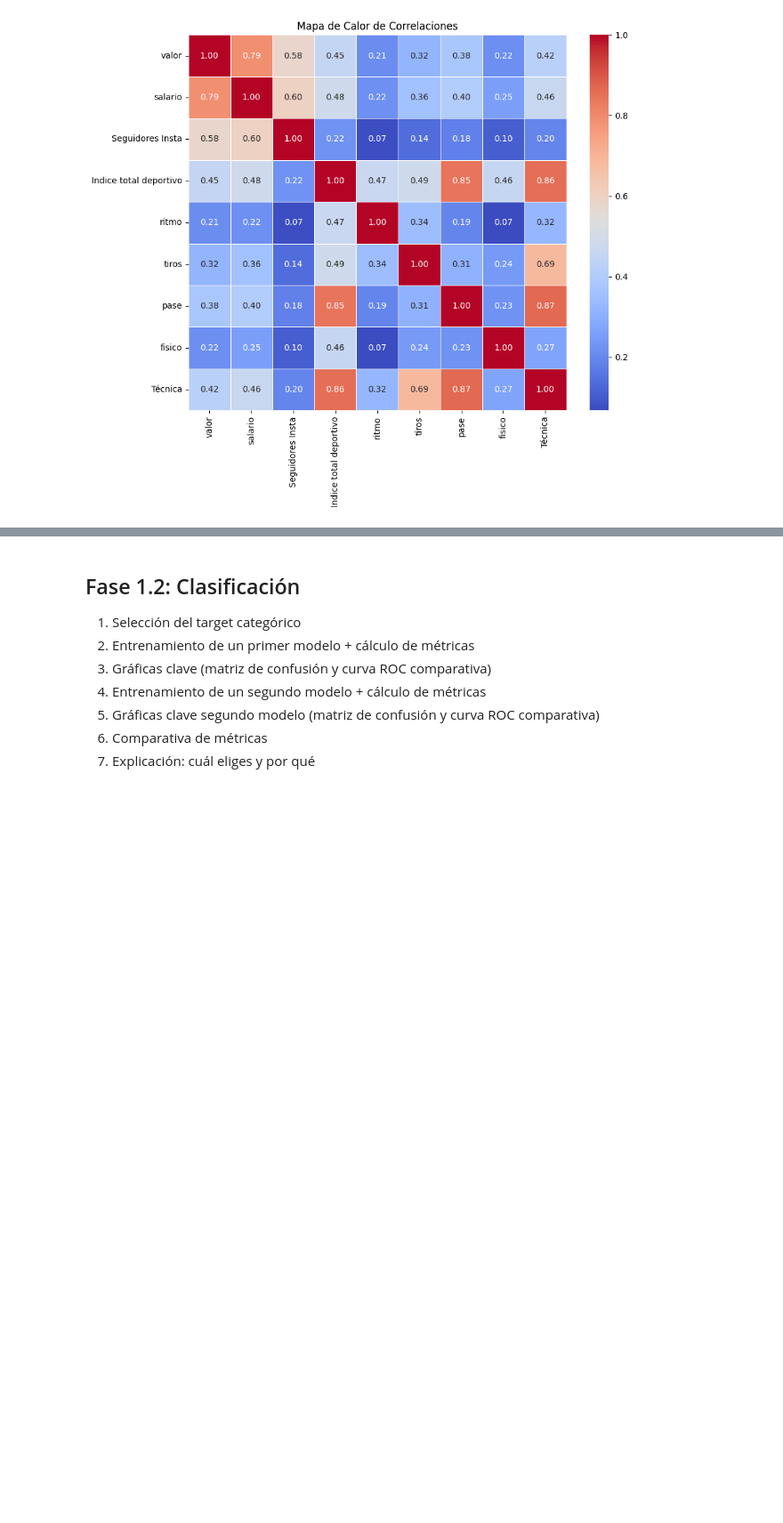
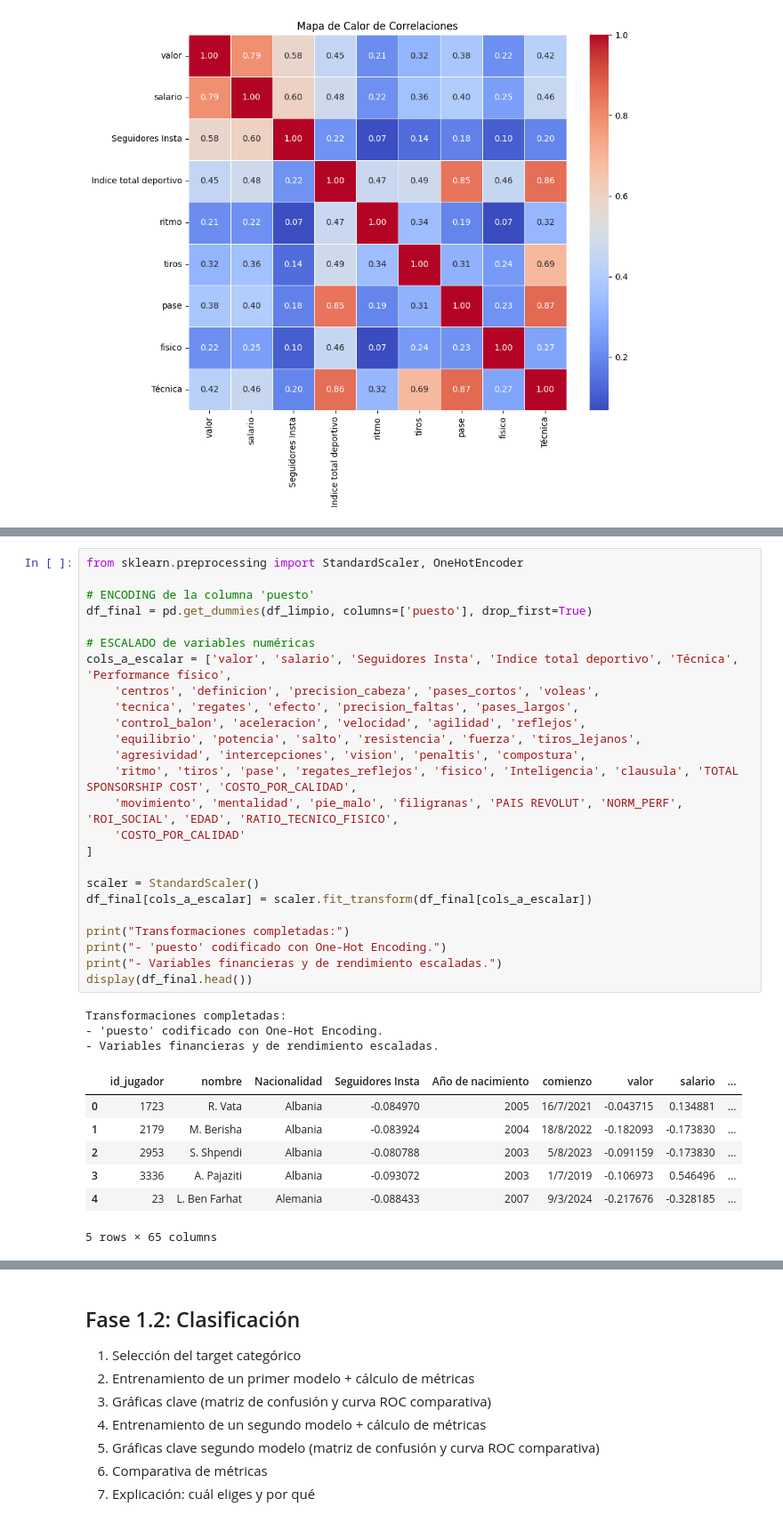
Before and after one commit to amarchenac-ops/repositoryanthony, a Jupyter notebook: [00] - Workshops/Workshop_ML_PartTime.ipynb, the cells around one changed output, grey strips where cells are left out. Shown at 89% size. Drawn from its saved outputs; the diff is of its cells as text; blank space fills up the shorter version.

```diff
--- a/[00] - Workshops/Workshop_ML_PartTime.ipynb
+++ b/[00] - Workshops/Workshop_ML_PartTime.ipynb
@@ -231,0 +275,36 @@ plt.show()
+# %%
+from sklearn.preprocessing import StandardScaler, OneHotEncoder
+
+# ENCODING de la columna 'puesto'
+df_final = pd.get_dummies(df_limpio, columns=['puesto'], drop_first=True)
+
+# ESCALADO de variables numéricas
+cols_a_escalar = ['valor', 'salario', 'Seguidores Insta', 'Indice total deportivo', 'Técnica', 'Performance físico',
+    'centros', 'definicion', 'precision_cabeza', 'pases_cortos', 'voleas',
+    'tecnica', 'regates', 'efecto', 'precision_faltas', 'pases_largos',
+    'control_balon', 'aceleracion', 'velocidad', 'agilidad', 'reflejos',
+    'equilibrio', 'potencia', 'salto', 'resistencia', 'fuerza', 'tiros_lejanos',
+    'agresividad', 'intercepciones', 'vision', 'penaltis', 'compostura',
+    'ritmo', 'tiros', 'pase', 'regates_reflejos', 'fisico', 'Inteligencia', 'clausula', 'TOTAL SPONSORSHIP COST', 'COSTO_POR_CALIDAD',
+    'movimiento', 'mentalidad', 'pie_malo', 'filigranas', 'PAIS REVOLUT', 'NORM_PERF', 'ROI_SOCIAL', 'EDAD', 'RATIO_TECNICO_FISICO',
+    'COSTO_POR_CALIDAD'
+]
+
+scaler = StandardScaler()
+df_final[cols_a_escalar] = scaler.fit_transform(df_final[cols_a_escalar])
+
+print("Transformaciones completadas:")
+print("- 'puesto' codificado con One-Hot Encoding.")
+print("- Variables financieras y de rendimiento escaladas.")
+display(df_final.head())
+# %% [output]
+Transformaciones completadas:
+- 'puesto' codificado con One-Hot Encoding.
+- Variables financieras y de rendimiento escaladas.
+|  | id_jugador | nombre | Nacionalidad | Seguidores Insta | Año de nacimiento | comienzo | valor | salario | ... |
+| 0 | 1723 | R. Vata | Albania | -0.084970 | 2005 | 16/7/2021 | -0.043715 | 0.134881 | ... |
+| 1 | 2179 | M. Berisha | Albania | -0.083924 | 2004 | 18/8/2022 | -0.182093 | -0.173830 | ... |
+| 2 | 2953 | S. Shpendi | Albania | -0.080788 | 2003 | 5/8/2023 | -0.091159 | -0.173830 | ... |
+| 3 | 3336 | A. Pajaziti | Albania | -0.093072 | 2003 | 1/7/2019 | -0.106973 | 0.546496 | ... |
+| 4 | 23 | L. Ben Farhat | Alemania | -0.088433 | 2007 | 9/3/2024 | -0.217676 | -0.328185 | ... |
+5 rows × 65 columns
```
Also changed, not shown: parts of 13 cells of this notebook.
